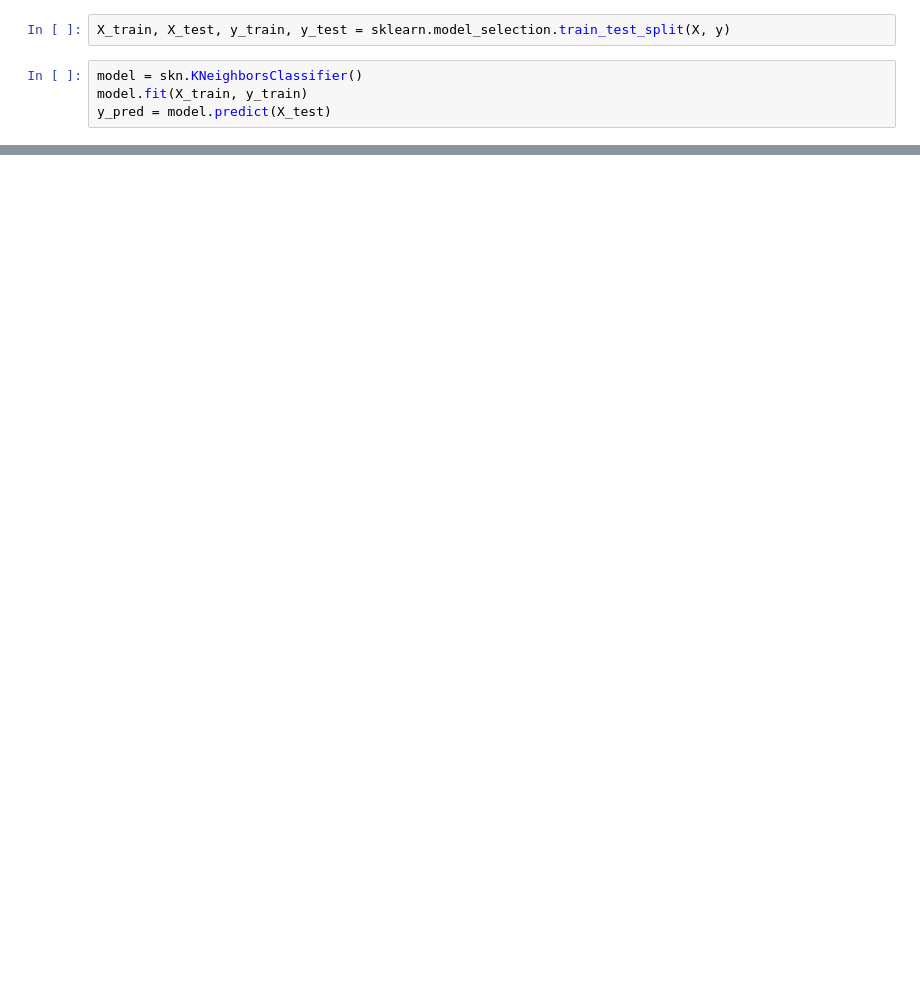
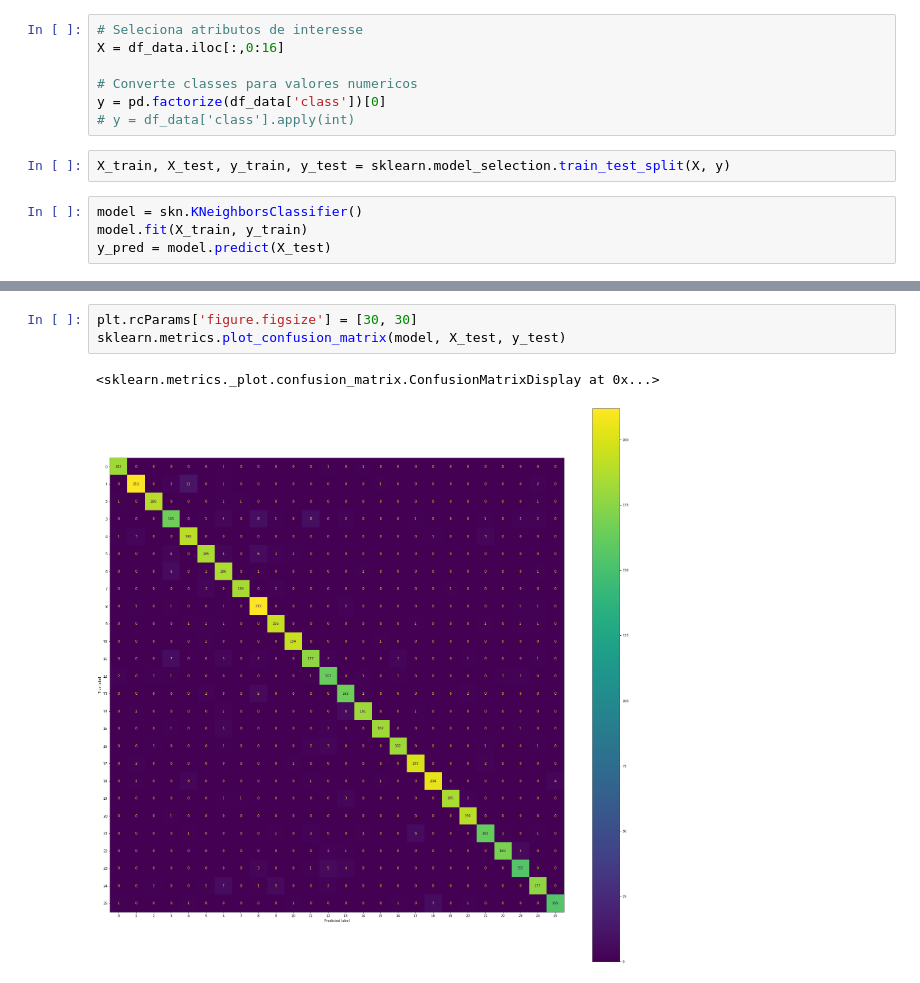
Before and after one commit to tadj8/mpd, a Jupyter notebook: knn.ipynb, the cells around one changed output, grey strips where cells are left out. Cells and saved outputs as stored; diff of their text form; blank space fills up the shorter version.

```diff
--- a/knn.ipynb
+++ b/knn.ipynb
@@ -58,3 +60,10 @@ y = df_data['problems_fac']
+# %%
+# Seleciona atributos de interesse
+X = df_data.iloc[:,0:16]
+
+# Converte classes para valores numericos
+y = pd.factorize(df_data['class'])[0]
+# y = df_data['class'].apply(int)
 # %%
 X_train, X_test, y_train, y_test = sklearn.model_selection.train_test_split(X, y)
 # %%
@@ -74,0 +93,6 @@ weighted avg       0.73      0.76      0.73       131
+# %%
+plt.rcParams['figure.figsize'] = [30, 30]
+sklearn.metrics.plot_confusion_matrix(model, X_test, y_test)
+# %% [output]
+<sklearn.metrics._plot.confusion_matrix.ConfusionMatrixDisplay at 0x...>
+[figure, added]
```
Also changed, not shown: parts of 10 cells of this notebook, 2 other files.
